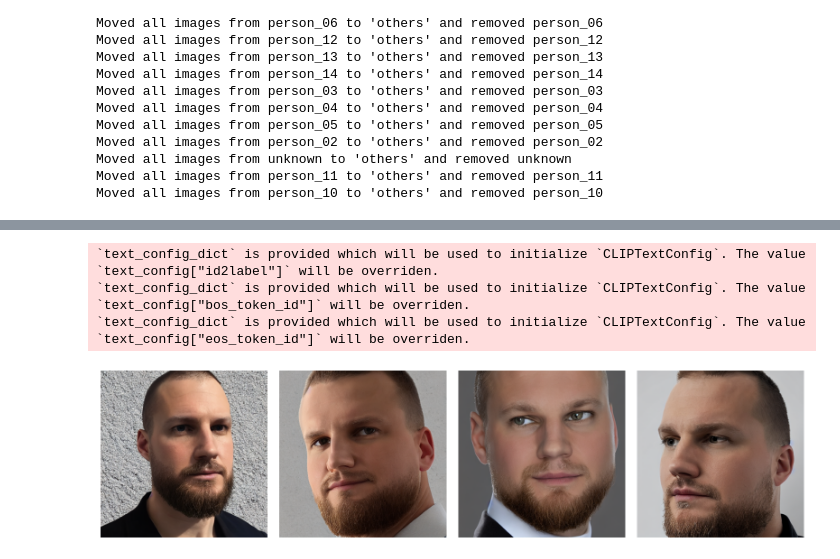
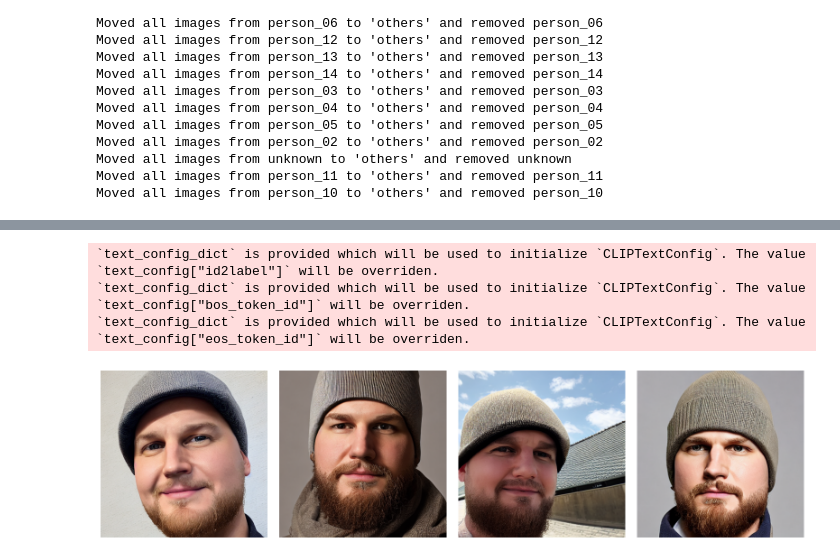
Before and after one commit to thomasbeisteiner/face_craft, a Jupyter notebook: notebooks/diffusion/collect-data.ipynb, the cells around one changed output, grey strips where cells are left out. Saved outputs shown, nothing was run; the diff lists cells and outputs as text; code cells hidden in the pictures.

```diff
--- a/notebooks/diffusion/collect-data.ipynb
+++ b/notebooks/diffusion/collect-data.ipynb
@@ -506,32 +504,35 @@ pipe = StableDiffusionPipeline.from_pretrained(
 
 pipe.to(DEVICE)
 
 pipe.unet = PeftModel.from_pretrained(
     pipe.unet,
     "../../models/lora_me"
 )
 
 pipe.unet.eval()
 
-prompt = "a portrait of <me> person, fully clothed, head and shoulders, neutral background, same facial structure, same eyes, same nose, same jawline"
+prompt = "a portrait of <me> person, fully clothed, head and shoulders, neutral background, same facial structure, same eyes, same nose, same jawline, hat"
 negative_prompt = "blurry, deformed, bad anatomy, female, child, old, different face, different person"
+
+#prompt = "a portrait of <me> person, fully clothed, head and shoulders, neutral background"
+#negative_prompt = "blurry, deformed, bad anatomy, different face, different person"
 
 # Generate 4 images and show them with matplotlib
 images = pipe(
     prompt,
     negative_prompt=negative_prompt,
     num_inference_steps=30,
     guidance_scale=7.5,
     num_images_per_prompt=4
 ).images
 fig, axes = plt.subplots(1, 4, figsize=(16, 4))
 for ax, img in zip(axes, images):
     ax.imshow(img)
     ax.axis('off')
 plt.tight_layout()
 plt.show()
 # %% [output]
 `text_config_dict` is provided which will be used to initialize `CLIPTextConfig`. The value `text_config["id2label"]` will be overriden.
 `text_config_dict` is provided which will be used to initialize `CLIPTextConfig`. The value `text_config["bos_token_id"]` will be overriden.
 `text_config_dict` is provided which will be used to initialize `CLIPTextConfig`. The value `text_config["eos_token_id"]` will be overriden.
-[figure, old version]
+[figure, new version]
```
Also changed, not shown: parts of 1 cell of this notebook.
